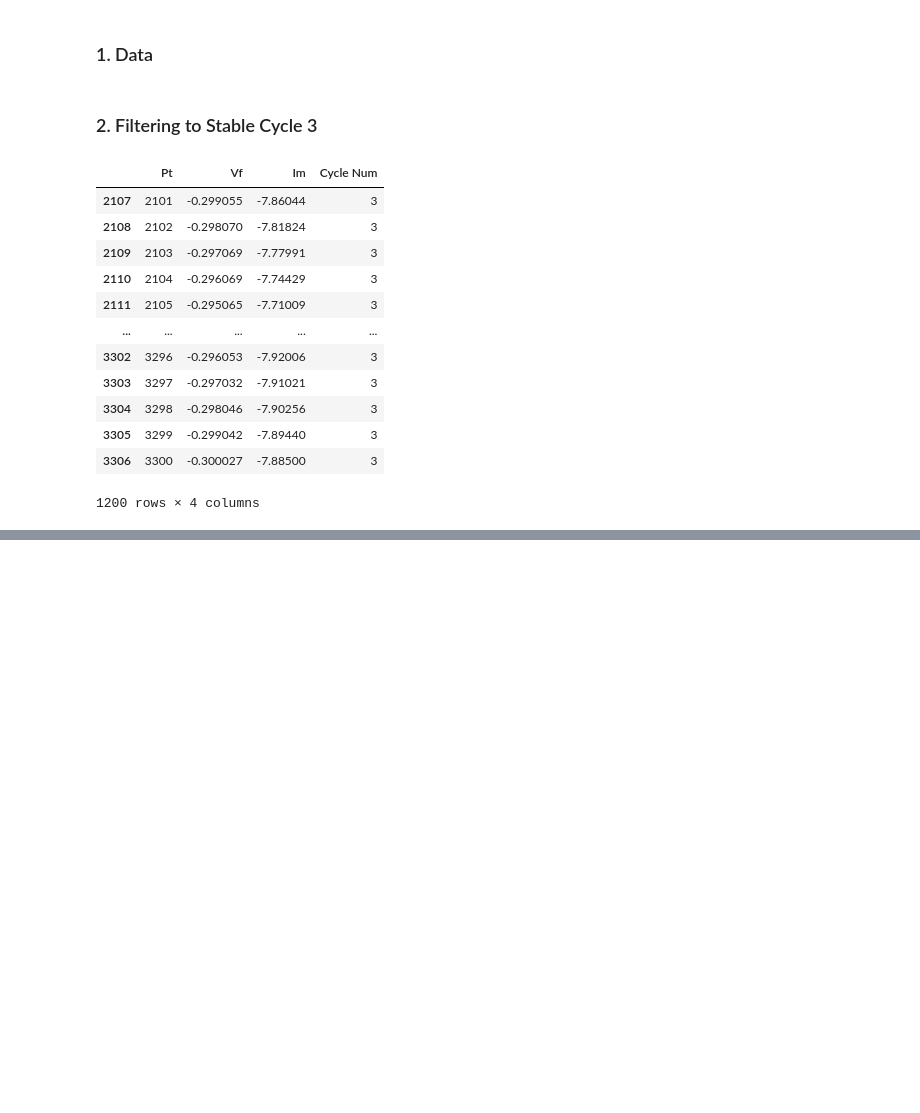
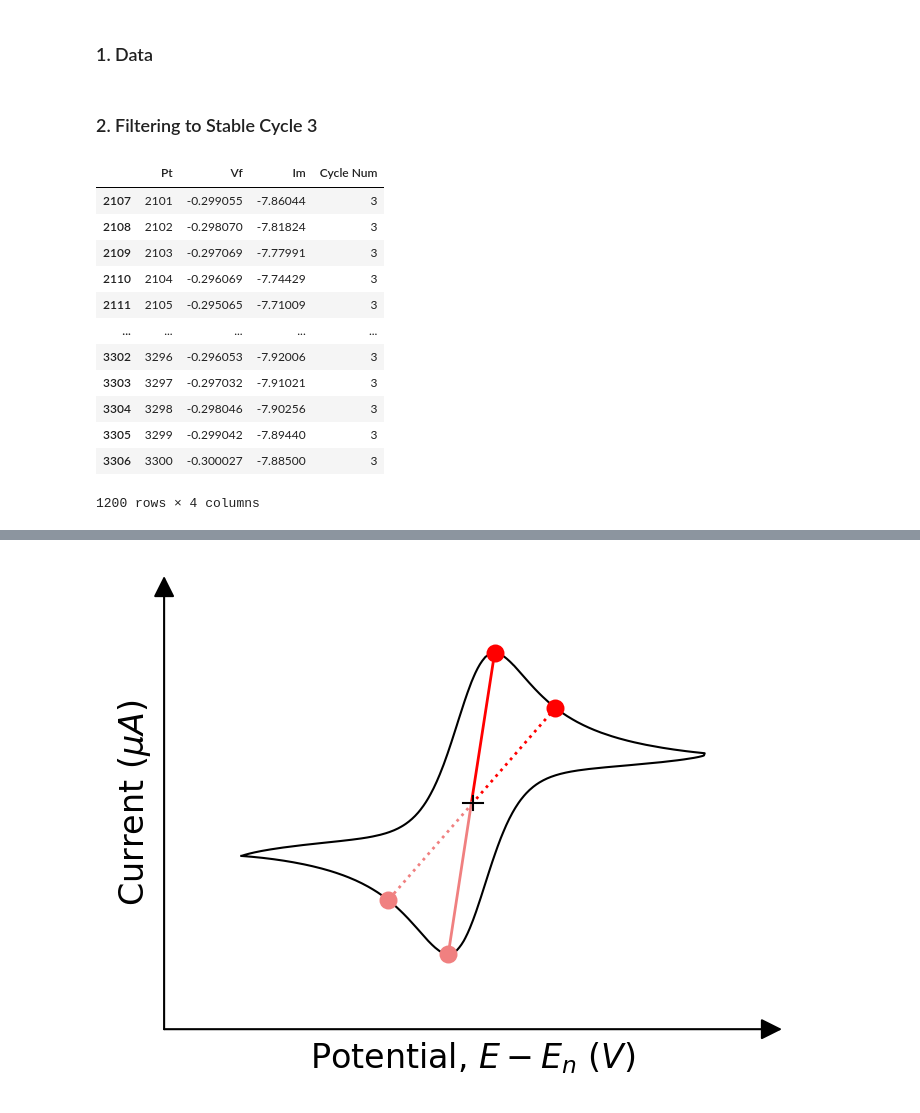
Before and after one commit to lauren8040/NLEIS-Ferri-Ferrocyanide-Modelling, a Jupyter notebook: jupyter/Figures/Cyclic Voltamagram/cyclic_volt_plot.ipynb, the cells around one changed output, grey strips where cells are left out. Cells and saved outputs as stored; diff of their text form; code cells hidden in the pictures; blank space fills up the shorter version.

```diff
--- a/jupyter/Figures/Cyclic Voltamagram/cyclic_volt_plot.ipynb
+++ b/jupyter/Figures/Cyclic Voltamagram/cyclic_volt_plot.ipynb
@@ -129,0 +154,83 @@ plt.show()
+# %%
+#Create Figure
+plt.figure(figsize=(3.33,2.5),dpi=200) #7,5
+ax = plt.gca()
+for location in ['left', 'right', 'top', 'bottom']:
+    ax.spines[location].set_visible(False)
+
+# Plot CV
+ax.plot(df_plot["Vf"], df_plot["Im"], linewidth=0.75, color="black")
+
+# Peaks and half-wave center
+idx_max = df_plot["Im"].idxmax()
+idx_min = df_plot["Im"].idxmin()
+x_anodic, y_anodic = df_plot.loc[idx_max, "Vf"], df_plot.loc[idx_max, "Im"]
+x_cathodic, y_cathodic = df_plot.loc[idx_min, "Vf"], df_plot.loc[idx_min, "Im"]
+x_E_center = (x_anodic + x_cathodic) / 2
+x_center = 0
+y_center = 0
+
+# CV data extents
+x_data_min = df_plot["Vf"].min()
+x_data_max = df_plot["Vf"].max()
+y_data_min = df_plot["Im"].min()
+y_data_max = df_plot["Im"].max()
+
+# Full CV outline as a polyline (in plot order)
+df_sorted_full = df_plot.sort_values("Pt").reset_index(drop=True)
+cv_xs = df_sorted_full["Vf"].values
+cv_ys = df_sorted_full["Im"].values
+
+#Plotting Peak Lines
+ax.plot([x_anodic, x_E_center], [y_anodic, y_center], color="red", linewidth=1)
+ax.scatter([x_anodic], [y_anodic], color="red", s=30, zorder=5)
+ax.plot([x_E_center, x_cathodic], [y_center, y_cathodic], color="lightcoral", linewidth=1)
+ax.scatter([x_cathodic], [y_cathodic], color="lightcoral", s=30, zorder=5)
+
+# Plotting 60 Degree Line
+deg = -30
+turn_idx = df_sorted_full["Vf"].idxmax()
+anodic_branch = df_sorted_full.iloc[:turn_idx + 1]
+anodic_x_vals = anodic_branch["Vf"].values
+anodic_y_vals = anodic_branch["Im"].values
+p_rot = rotate_ccw_visual((x_center, y_center), (x_anodic, y_anodic), deg, ax)
+anodic_end = ray_polyline_intersection((x_center, y_center), p_rot, anodic_x_vals, anodic_y_vals)
+_, x_rot_anodic_end, y_rot_anodic_end = anodic_end
+ax.plot([x_rot_anodic_end, x_center], [y_rot_anodic_end, y_center], color="red", linewidth=1,linestyle = ":")
+ax.scatter([x_rot_anodic_end], [y_rot_anodic_end], color="red", s=30, zorder=5)
+rot_cathodic_end = extend_to_bounds((x_rot_anodic_end, y_rot_anodic_end), (x_center, y_center),
+                        x_data_min, x_data_max, y_data_min, y_data_max,
+                        cv_xs, cv_ys)
+ax.plot([x_center, rot_cathodic_end[0]], [y_center, rot_cathodic_end[1]], color="lightcoral", linewidth=1,linestyle = ":")
+ax.scatter([rot_cathodic_end[0]], [rot_cathodic_end[1]], color="lightcoral", s=30, zorder=5)
+
+# Draw axes as arrows
+arrow_style = dict(arrowstyle='-|>', color='black', linewidth=0.75,
+                   mutation_scale=16, shrinkA=0, shrinkB=0)
+ax.annotate('', xy=(1, 0), xytext=(0, 0), xycoords='axes fraction',
+            arrowprops=arrow_style)
+ax.annotate('', xy=(0, 1), xytext=(0, 0), xycoords='axes fraction',
+            arrowprops=arrow_style)
+
+# Axis Formatting
+ax.set_xlabel(rf"Potential, $E-E_n$ ($V$)",fontsize=12)
+ax.set_ylabel(rf"Current ($\mu A$)",fontsize=12)
+ax.set_xlim([-0.4,0.4])
+ax.set_ylim([-33.5,33.5])
+ax.set_xticks([])
+ax.set_yticks([])
+ax.tick_params(which='both', length=0)
+
+# Plotting Center Cross at half-wave potential
+dx_c = 0.0125
+ax_ratio = (ax.get_xlim()[1] - ax.get_xlim()[0]) / (ax.get_ylim()[1] - ax.get_ylim()[0])
+dy_c = dx_c / ax_ratio
+ax.plot([x_center - dx_c, x_center + dx_c], [y_center, y_center], color="black", linewidth=0.75)
+ax.plot([x_center, x_center], [y_center - dy_c, y_center + dy_c], color="black", linewidth=0.75)
+
+#Saving Plot
+plt.tight_layout(pad=0)
+plt.savefig(f"Cover_art_CV.pdf", bbox_inches='tight', pad_inches=0.01)
+plt.show()
+# %% [output]
+[figure, added]
```
Also changed, not shown: parts of 9 cells of this notebook, 19 other files.
